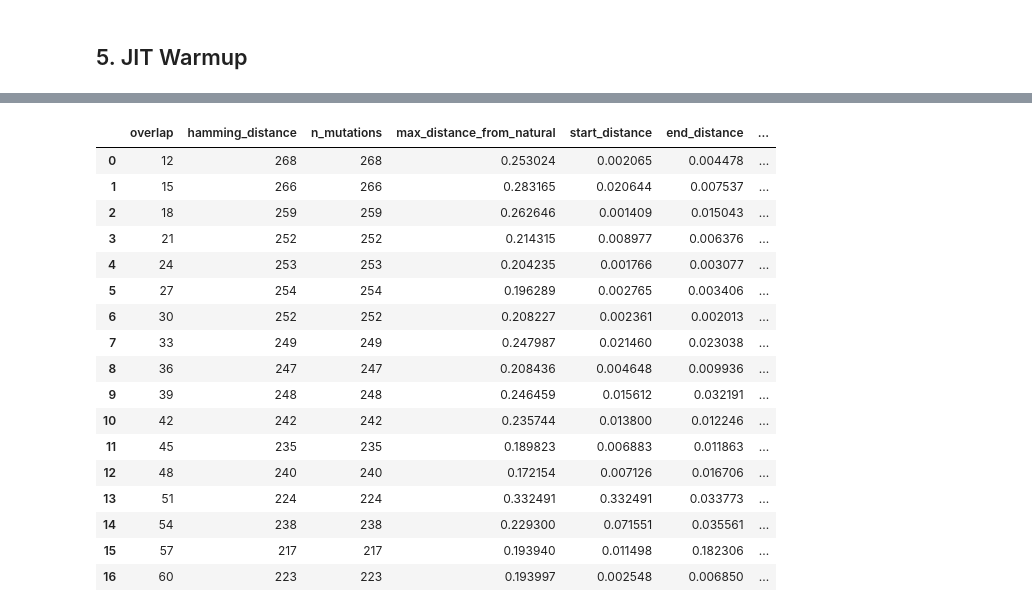
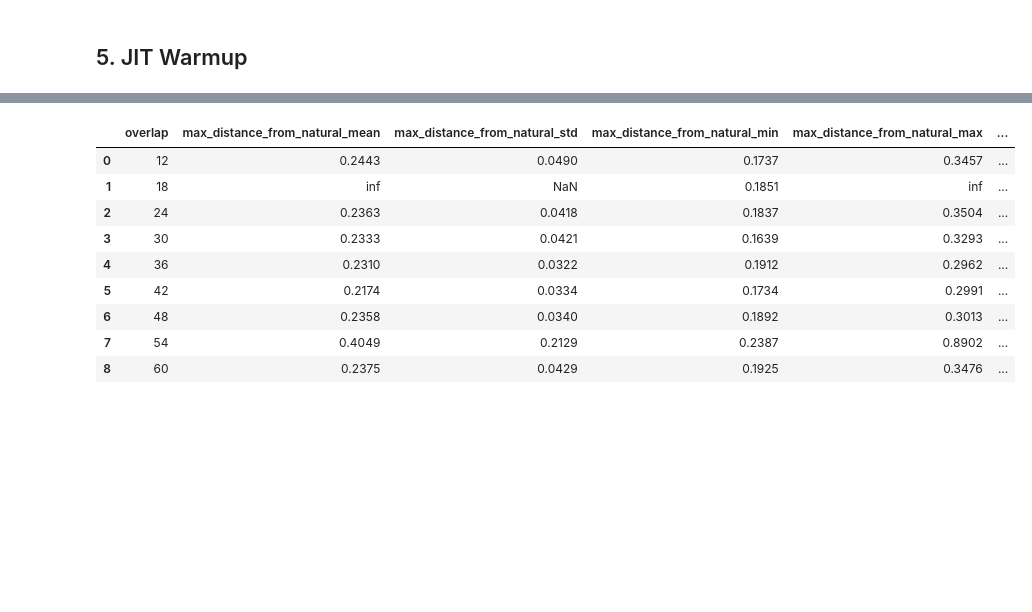
Before and after one commit to orsonk22/OverlappingGenes, a Jupyter notebook: GA/GAoverlap_variation_analysis.ipynb, the cells around one changed output, grey strips where cells are left out. Drawn from its saved outputs; the diff is of its cells as text; code cells hidden in the pictures; blank space fills up the shorter version.

```diff
--- a/GA/GAoverlap_variation_analysis.ipynb
+++ b/GA/GAoverlap_variation_analysis.ipynb
@@ -687,18 +673,24 @@ if len(results) == 0:
     print("No results to plot.")
 else:
     # Extract data for plotting
-    overlaps = [r['overlap'] for r in results]
+    overlaps = [int(r['overlap']) for r in results]  # Convert to int
     max_distances = [r['max_distance_from_natural'] for r in results]
+    max_dist_stds = [r.get('max_distance_std', 0) for r in results]
     ham_dists = [r['hamming_distance'] for r in results]
     start_distances = [r['start_distance'] for r in results]
+    n_trials_list = [int(r.get('n_trials', 1)) for r in results]  # Convert to int
 
     # Calculate relative distance (distance above starting distance)
     relative_distances = [m - s for m, s in zip(max_distances, start_distances)]
 
-    print("\nResults Summary (DISTANCE FROM NATURAL MEANS):")
-    print("-" * 70)
+    print(f"\nResults Summary (DISTANCE FROM NATURAL MEANS) - {N_REPEATS} repeats per overlap:")
+    print("-" * 85)
+    print(f"{'Overlap':>8} | {'Max Dist Mean':>13} | {'Std':>8} | {'Relative':>10} | {'Hamming':>8} | {'n':>5}")
+    print("-" * 85)
     for r in results:
         rel_dist = r['max_distance_from_natural'] - r['start_distance']
-        print(f"  Overlap {r['overlap']:2d}: Max Dist = {r['max_distance_from_natural']:.2f}, "
-              f"Relative = {rel_dist:.2f}, Hamming = {r['hamming_distance']}")
+        std = r.get('max_distance_std', 0)
+        n = int(r.get('n_trials', 1))
+        ov = int(r['overlap'])
+        print(f"  {ov:6d} | {r['max_distance_from_natural']:13.4f} | {std:8.4f} | {rel_dist:10.4f} | {r['hamming_distance']:8.1f} | {n:5d}")
 # %% [output]
@@ -817,25 +831,51 @@ if len(results) > 0:
 # %%
 if len(results) > 0:
-    # Create summary DataFrame with distance metrics
-    df = pd.DataFrame([{
+    # Save aggregated summary results
+    summary_export = summary.copy()
+    summary_export['protein_1'] = PROTEIN_1
+    summary_export['protein_2'] = PROTEIN_2
+    summary_export['nat_mean_1'] = mean_e1
+    summary_export['nat_mean_2'] = mean_e2
+    summary_export['n_repeats'] = N_REPEATS
+
+    summary_export.to_csv('overlap_variation_summary.csv', index=False)
+    print("Summary saved to overlap_variation_summary.csv")
+
+    # Save raw trial-level results
+    raw_df_export = valid_df.copy()
+    raw_df_export['protein_1'] = PROTEIN_1
+    raw_df_export['protein_2'] = PROTEIN_2
+    raw_df_export['nat_mean_1'] = mean_e1
+    raw_df_export['nat_mean_2'] = mean_e2
+
+    raw_df_export.to_csv('overlap_variation_raw_trials.csv', index=False)
+    print(f"Raw trial data saved to overlap_variation_raw_trials.csv ({len(valid_df)} trials)")
+
+    # Also save legacy format for backward compatibility
+    df_legacy = pd.DataFrame([{
         'overlap': r['overlap'],
         'hamming_distance': r['hamming_distance'],
         'n_mutations': r['n_mutations'],
         'max_distance_from_natural': r['max_distance_from_natural'],
+        'max_distance_std': r.get('max_distance_std', np.nan),
         'start_distance': r['start_distance'],
         'end_distance': r['end_distance'],
         'relative_distance': r['max_distance_from_natural'] - r['start_distance'],
-        'start_energy': r['start_energy'],
-        'end_energy': r['end_energy'],
         'mean_e1': r['mean_e1'],
         'mean_e2': r['mean_e2'],
+        'n_trials': r.get('n_trials', 1),
+        'convergence_rate': r.get('convergence_rate', np.nan),
         'nat_mean_1': mean_e1,
         'nat_mean_2': mean_e2,
         'protein_1': PROTEIN_1,
         'protein_2': PROTEIN_2
     } for r in results])
 
-    df.to_csv('overlap_variation_results.csv', index=False)
-    print("Results saved to overlap_variation_results.csv")
-    display(df)
+    df_legacy.to_csv('overlap_variation_results.csv', index=False)
+    print("Legacy format saved to overlap_variation_results.csv")
+
+    print("\n=== Summary Table ===")
+    display(summary_export[['overlap', 'max_distance_from_natural_mean', 'max_distance_from_natural_std',
+                            'max_distance_from_natural_min', 'max_distance_from_natural_max',
+                            'hamming_distance_mean', 'ga_convergence_rate']])
 # %% [output]
@@ -843,19 +887,11 @@ Results saved to overlap_variation_results.csv
-|  | overlap | hamming_distance | n_mutations | max_distance_from_natural | start_distance | end_distance | ... |
-| 0 | 12 | 268 | 268 | 0.253024 | 0.002065 | 0.004478 | ... |
-| 1 | 15 | 266 | 266 | 0.283165 | 0.020644 | 0.007537 | ... |
-| 2 | 18 | 259 | 259 | 0.262646 | 0.001409 | 0.015043 | ... |
-| 3 | 21 | 252 | 252 | 0.214315 | 0.008977 | 0.006376 | ... |
-| 4 | 24 | 253 | 253 | 0.204235 | 0.001766 | 0.003077 | ... |
-| 5 | 27 | 254 | 254 | 0.196289 | 0.002765 | 0.003406 | ... |
-| 6 | 30 | 252 | 252 | 0.208227 | 0.002361 | 0.002013 | ... |
-| 7 | 33 | 249 | 249 | 0.247987 | 0.021460 | 0.023038 | ... |
-| 8 | 36 | 247 | 247 | 0.208436 | 0.004648 | 0.009936 | ... |
-| 9 | 39 | 248 | 248 | 0.246459 | 0.015612 | 0.032191 | ... |
-| 10 | 42 | 242 | 242 | 0.235744 | 0.013800 | 0.012246 | ... |
-| 11 | 45 | 235 | 235 | 0.189823 | 0.006883 | 0.011863 | ... |
-| 12 | 48 | 240 | 240 | 0.172154 | 0.007126 | 0.016706 | ... |
-| 13 | 51 | 224 | 224 | 0.332491 | 0.332491 | 0.033773 | ... |
-| 14 | 54 | 238 | 238 | 0.229300 | 0.071551 | 0.035561 | ... |
-| 15 | 57 | 217 | 217 | 0.193940 | 0.011498 | 0.182306 | ... |
-| 16 | 60 | 223 | 223 | 0.193997 | 0.002548 | 0.006850 | ... |
+|  | overlap | max_distance_from_natural_mean | max_distance_from_natural_std | max_distance_from_natural_min | max_distance_from_natural_max | ... |
+| 0 | 12 | 0.2443 | 0.0490 | 0.1737 | 0.3457 | ... |
+| 1 | 18 | inf | NaN | 0.1851 | inf | ... |
+| 2 | 24 | 0.2363 | 0.0418 | 0.1837 | 0.3504 | ... |
+| 3 | 30 | 0.2333 | 0.0421 | 0.1639 | 0.3293 | ... |
+| 4 | 36 | 0.2310 | 0.0322 | 0.1912 | 0.2962 | ... |
+| 5 | 42 | 0.2174 | 0.0334 | 0.1734 | 0.2991 | ... |
+| 6 | 48 | 0.2358 | 0.0340 | 0.1892 | 0.3013 | ... |
+| 7 | 54 | 0.4049 | 0.2129 | 0.2387 | 0.8902 | ... |
+| 8 | 60 | 0.2375 | 0.0429 | 0.1925 | 0.3476 | ... |
 # %% [markdown]
```
Also changed, not shown: parts of 27 cells of this notebook, 8 other files.
